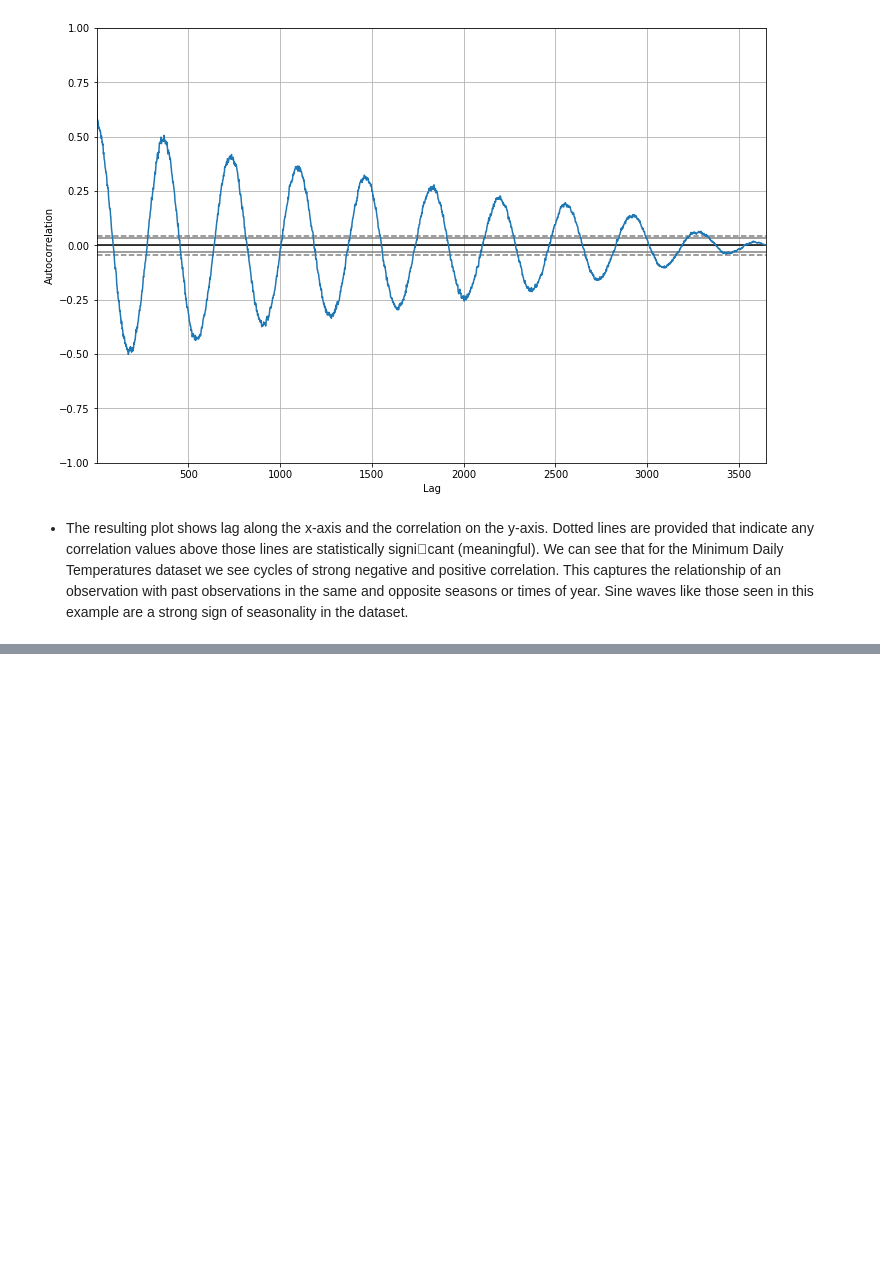
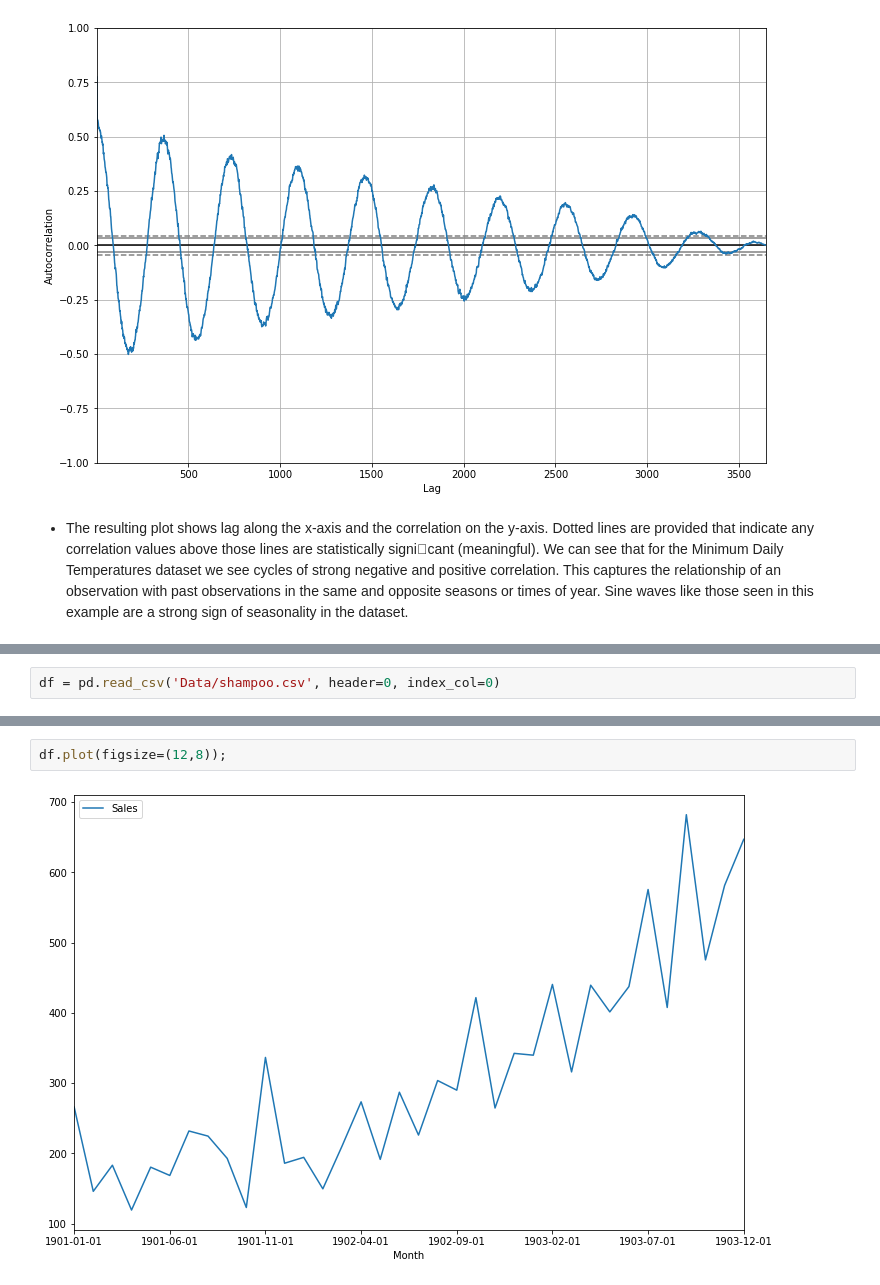
Before and after one commit to kurtsenol/pandas, a Jupyter notebook: Time-Series/TSFWP_1.ipynb, the cells around one changed output, grey strips where cells are left out. Drawn from its saved outputs; the diff is of its cells as text; blank space fills up the shorter version.

```diff
--- a/Time-Series/TSFWP_1.ipynb
+++ b/Time-Series/TSFWP_1.ipynb
@@ -408,0 +411,2 @@ in this example are a strong sign of seasonality in the dataset.
+# %%
+df = pd.read_csv('Data/shampoo.csv', header=0, index_col=0)
@@ -408,0 +423,4 @@ in this example are a strong sign of seasonality in the dataset.
+# %%
+df.plot(figsize=(12,8));
+# %% [output]
+[figure, added]
```
Also changed, not shown: parts of 55 cells of this notebook.
